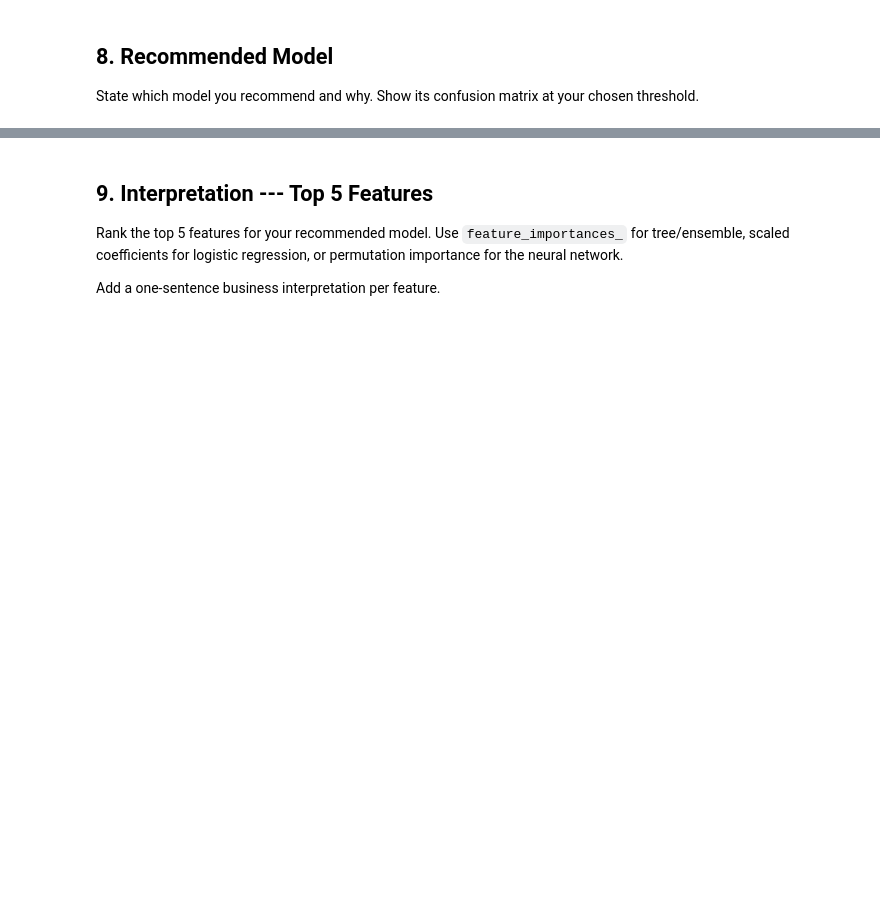
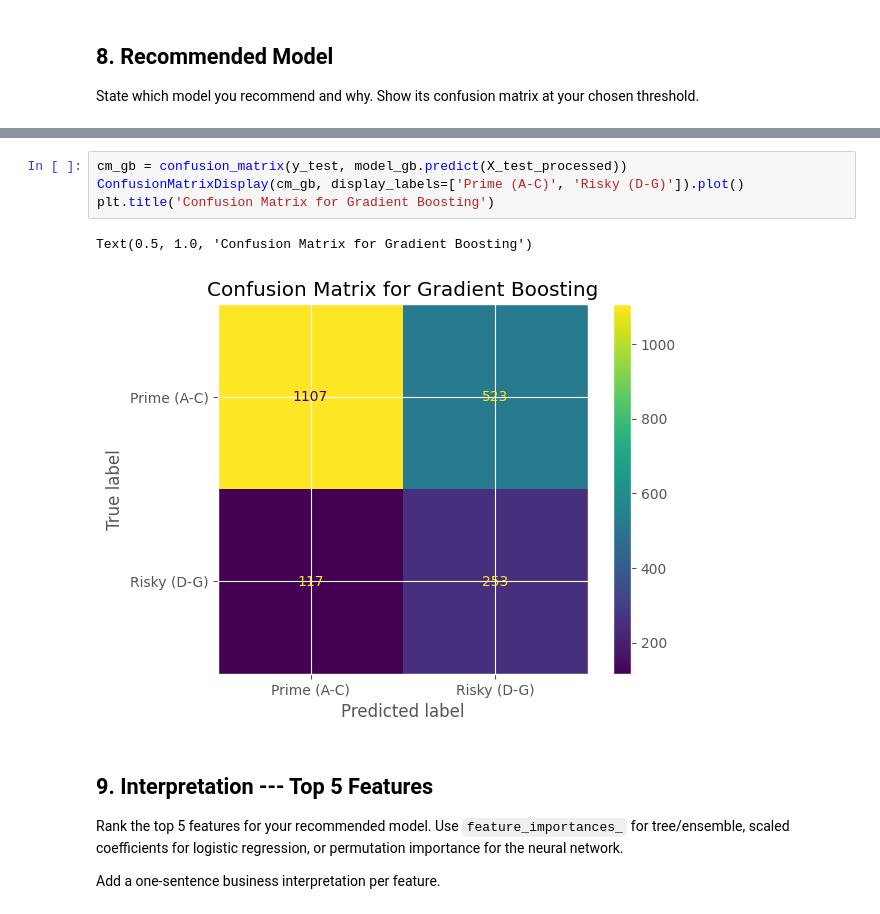
Before and after one commit to glitterdwarf/bana620_capstone, a Jupyter notebook: capstone_starter_notebook.ipynb, the cells around one changed output, grey strips where cells are left out. Saved outputs shown, nothing was run; the diff lists cells and outputs as text; blank space fills up the shorter version.

```diff
--- a/capstone_starter_notebook.ipynb
+++ b/capstone_starter_notebook.ipynb
@@ -374,3 +435,10 @@ State which model you recommend and why. Show its confusion matrix at your chose
+# %%
+cm_gb = confusion_matrix(y_test, model_gb.predict(X_test_processed))
+ConfusionMatrixDisplay(cm_gb, display_labels=['Prime (A-C)', 'Risky (D-G)']).plot()
+plt.title('Confusion Matrix for Gradient Boosting')
+# %% [output]
+Text(0.5, 1.0, 'Confusion Matrix for Gradient Boosting')
+[figure, added]
 # %% [markdown]
 ## 9. Interpretation --- Top 5 Features
 
```
Also changed, not shown: parts of 22 cells of this notebook, 1 other file.
